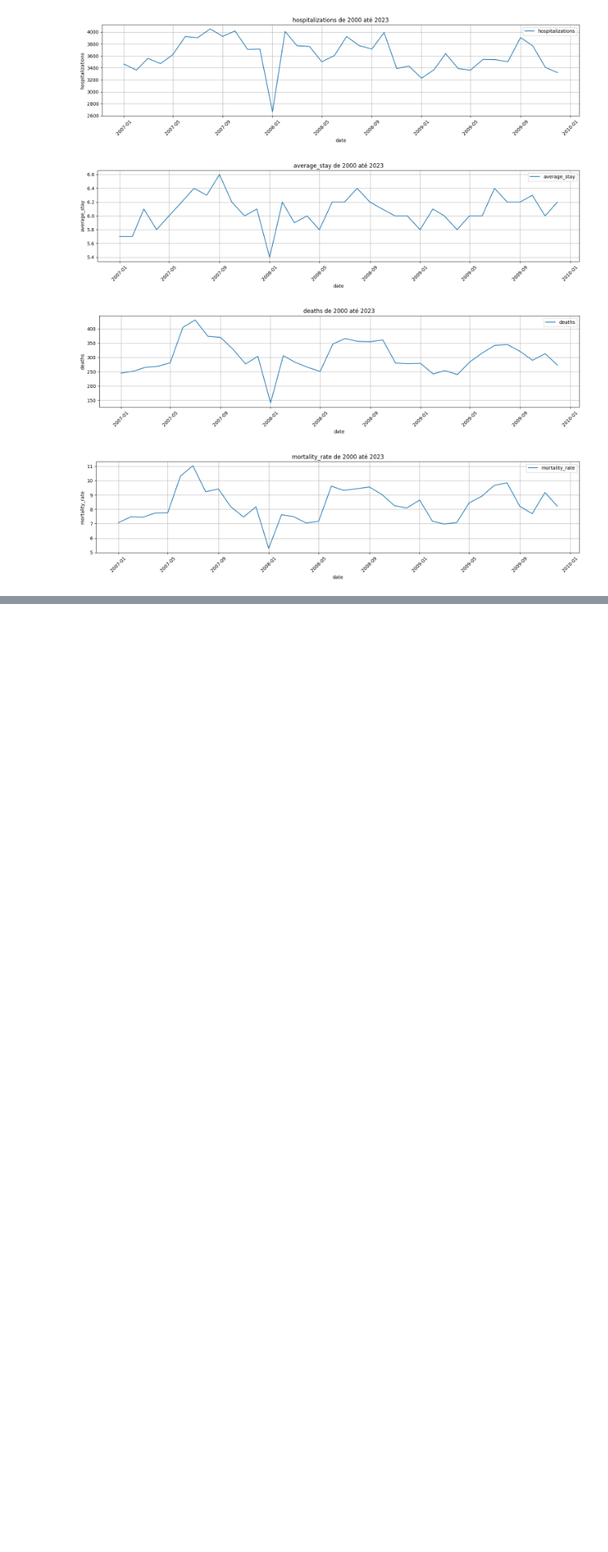
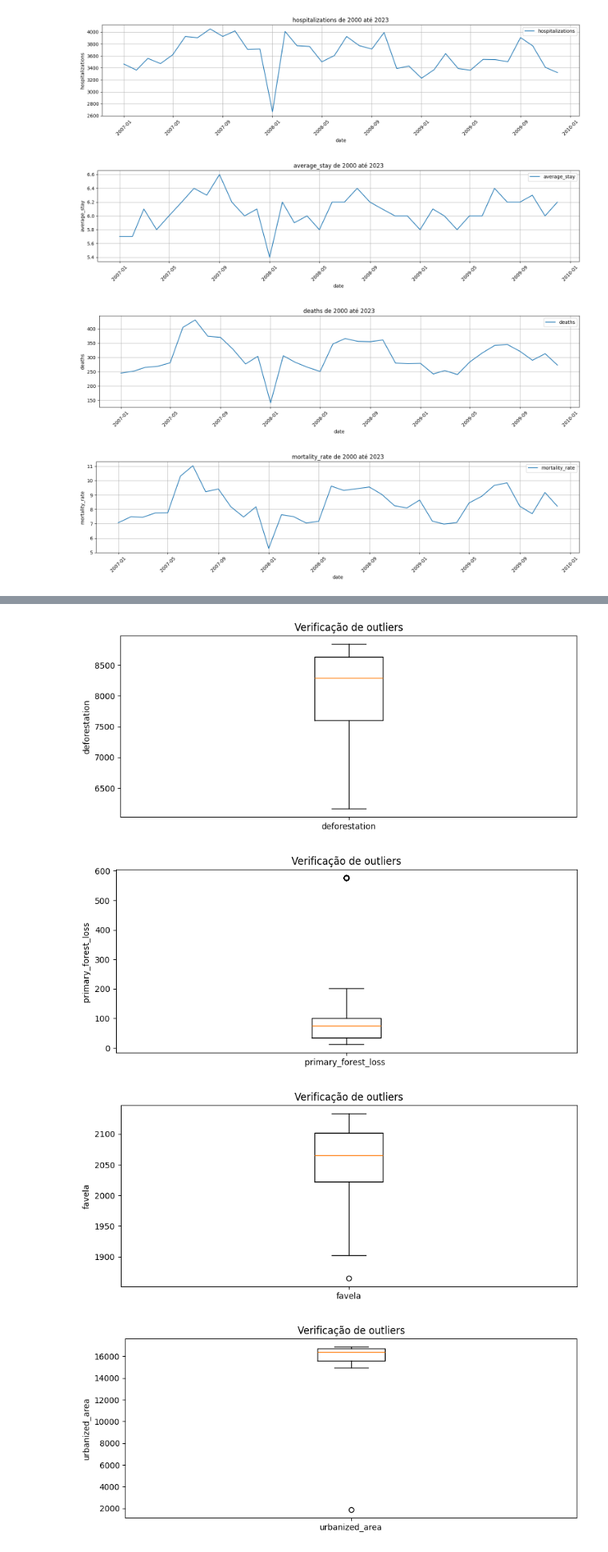
Before and after one commit to ThierrryScotto/trabalho_pratico, a Jupyter notebook: EDA_heat_and_heart.ipynb, the cells around one changed output, grey strips where cells are left out. Shown at 80% size. Drawn from its saved outputs; the diff is of its cells as text; code cells hidden in the pictures; blank space fills up the shorter version.

```diff
--- a/EDA_heat_and_heart.ipynb
+++ b/EDA_heat_and_heart.ipynb
@@ -281,0 +332,8 @@ for feature in features_datasus:
+# %%
+for feature in features_map_biomas:
+    boxplot(dataset[feature], [feature], "Verificação de outliers", feature, figsize=(10, 4))
+# %% [output]
+[figure, added]
+[figure, added]
+[figure, added]
+[figure, added]
```
Also changed, not shown: parts of 5 cells of this notebook.
